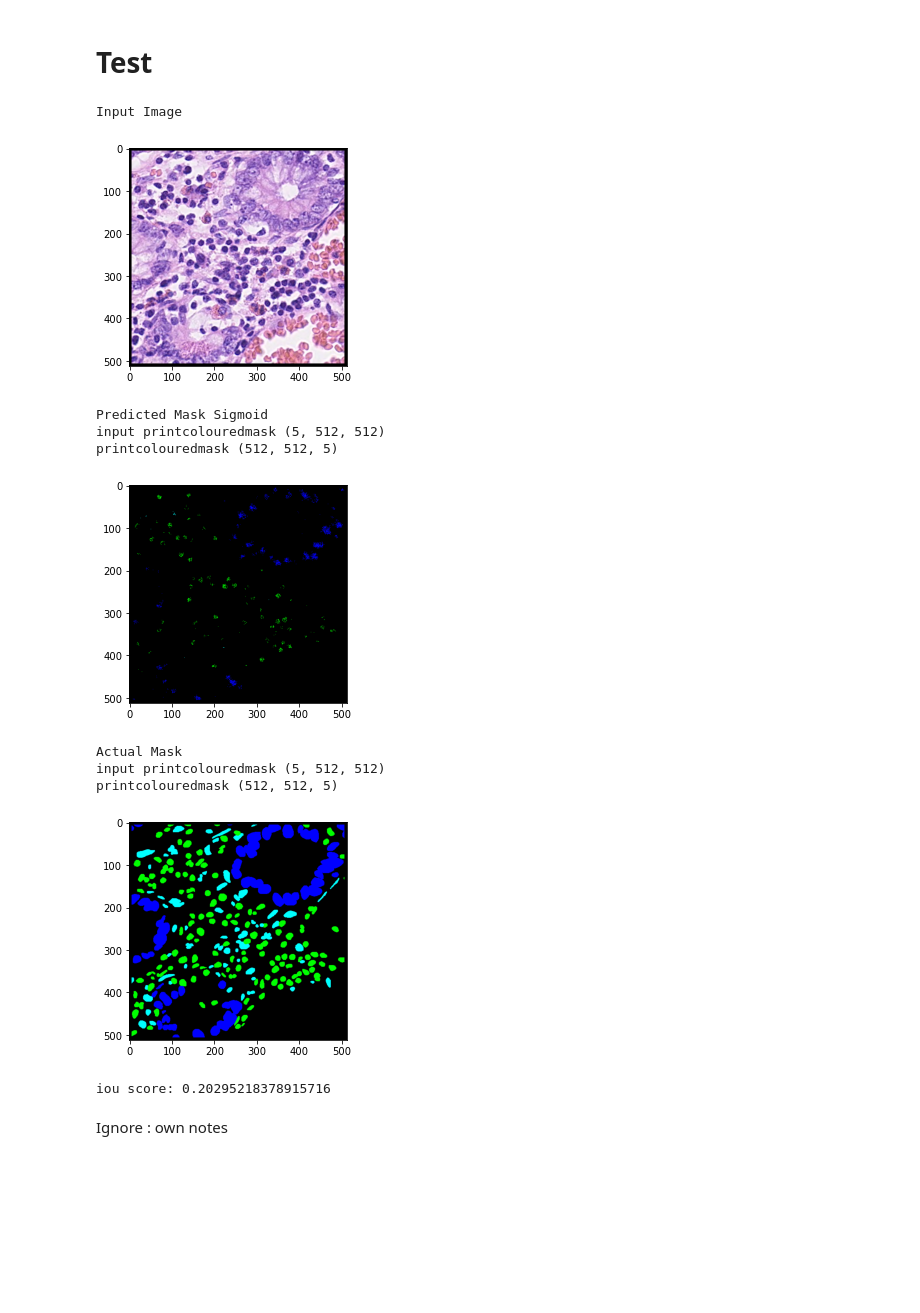
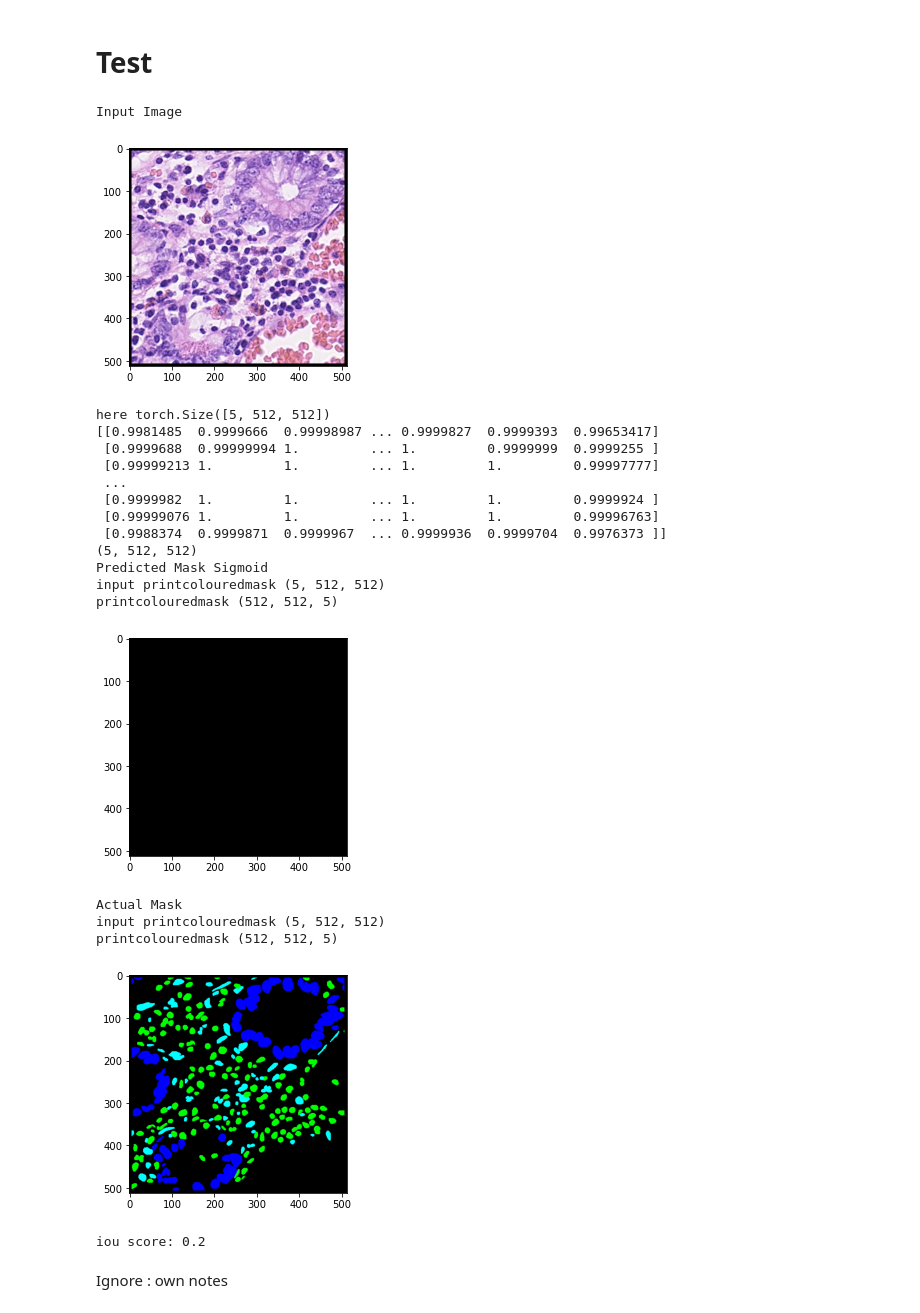
Before and after one commit to joyobo/CellSegmentation, a Jupyter notebook: Training-ResNet18AttentionUNet-MultiClass.ipynb, the cells around one changed output. Cells and saved outputs as stored; diff of their text form; code cells hidden in the pictures; blank space fills up the shorter version.

```diff
--- a/Training-ResNet18AttentionUNet-MultiClass.ipynb
+++ b/Training-ResNet18AttentionUNet-MultiClass.ipynb
@@ -337,7 +237,7 @@ optimizer = Adam(model.parameters(), lr=lr)
 # %%
 print("Training")
 # Training the model
-epochs = 20 #60
+epochs = 25 #60
 lr = 0.001
 patience = 10  # how long to wait after last time validation loss improved
 optimizer = Adam(model.parameters(), lr=lr)
@@ -420,7 +314,7 @@ model = load_model(model)
 4: light blue: fibroblast(5) , muscle(6) , endothelial(7)
 """
 # params: 5 x n x n numpy or n x n x 5
-def printColoredMask(npMask,numchannel=5):
+def printColoredMask(npMask,numchannel=5,threshold=[0.95]):
     print("input printcolouredmask",npMask.shape)
     if npMask.shape[-1]!=5:
         npMask=npMask.transpose(1, 2, 0)
@@ -449,8 +343,11 @@ def test(model, device, data, target):
     plt.show()
     outputs = model(data.to(device))[0]
     pred = outputs.to('cpu').detach()
-    pred=F.softmax(pred, dim=0)#long the channel
+    print("here",pred.shape)
+    pred=F.softmax(pred, dim=0)# along the channel
     pred=pred.numpy()
+    print(pred[0])
+    print(pred.shape)
 #     print("here",pred[0])
 #     return pred
 
@@ -482,41 +379,51 @@ def test(model, device, data, target):
 #     aji_plus_score = get_fast_aji_plus(target, pred)
 #     print("AJI+ score:", aji_plus_score)
 
-#     # PQ
-#     pq_score = get_fast_pq(target, pred)[0]
-#     print("Detection Quality (DQ):", pq_score[0])
-#     print("Segmentation Quality (SQ):", pq_score[1])
-#     print("Panoptic Quality (PQ):", pq_score[2])
+    # PQ
+    pq_score = get_fast_pq(target, pred)[0]
+    print("Detection Quality (DQ):", pq_score[0])
+    print("Segmentation Quality (SQ):", pq_score[1])
+    print("Panoptic Quality (PQ):", pq_score[2])
 
 #     # Dice2
 #     dice2_score = get_fast_dice_2(target, pred)
 #     print("Dice2 score:", dice2_score, "\n")
 
-#     dice_score = get_dice_1(target, pred)
-#     print("Dice score:", dice_score, "\n")
+    dice_score = get_dice_1(target, pred)
+    print("Dice score:", dice_score, "\n")
 
 #     return iou_score, aji_score, aji_plus_score, pq_score, dice2_score
 # %%
 # Testing the model
 for data, target in test_loader:
-    iou_score, aji_score, aji_plus_score, pq_score, dice2_score = test(model, device, data, target)
+#     iou_score, aji_score, aji_plus_score, pq_score, dice2_score = test(model, device, data, target)
+    test(model, device, data, target)
 #     x=    test(model, device, data, target)
 
 #     print(target[0])
 #     print(list(np.unique(target[0])))
     break
 # %% [output]
 Input Image
 [figure]
+here torch.Size([5, 512, 512])
+[[0.9981485  0.9999666  0.99998987 ... 0.9999827  0.9999393  0.99653417]
+ [0.9999688  0.99999994 1.         ... 1.         0.9999999  0.9999255 ]
+ [0.99999213 1.         1.         ... 1.         1.         0.99997777]
+ ...
+ [0.9999982  1.         1.         ... 1.         1.         0.9999924 ]
+ [0.99999076 1.         1.         ... 1.         1.         0.99996763]
+ [0.9988374  0.9999871  0.9999967  ... 0.9999936  0.9999704  0.9976373 ]]
+(5, 512, 512)
 Predicted Mask Sigmoid
 input printcolouredmask (5, 512, 512)
 printcolouredmask (512, 512, 5)
-[figure, old version]
+[figure, new version]
 Actual Mask
 input printcolouredmask (5, 512, 512)
 printcolouredmask (512, 512, 5)
 [figure]
-iou score: 0.20295218378915716
+iou score: 0.2
 # %% [markdown]
 Ignore : own notes
 # %%
```
Also changed, not shown: parts of 4 cells of this notebook, 2 other files.
